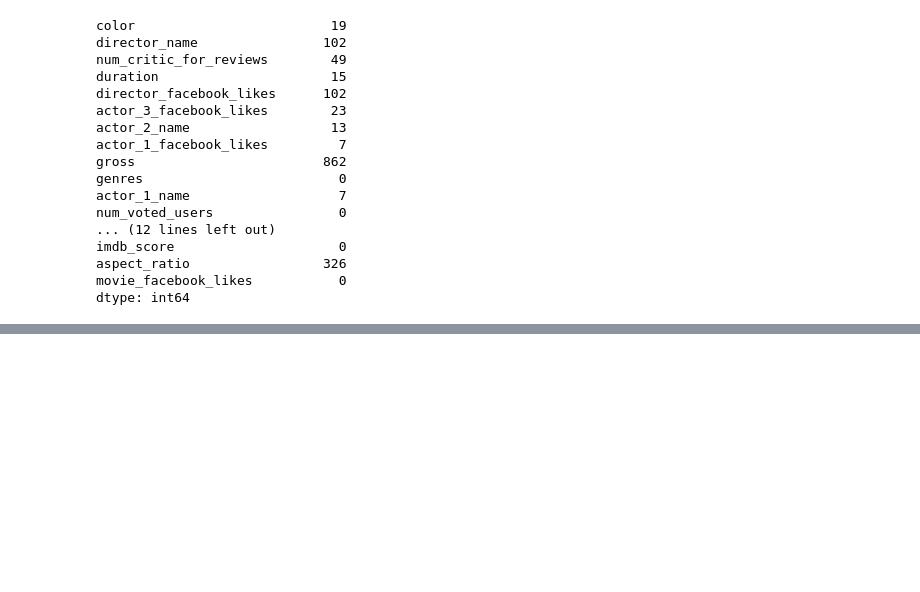
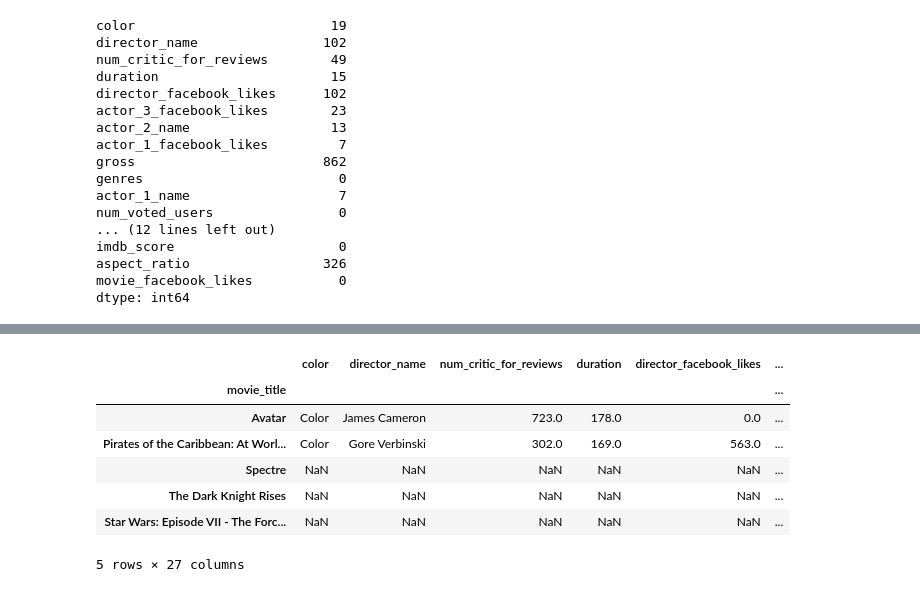
Before and after one commit to okmokm422/TIL, a Jupyter notebook: 1. Python/3. Pandas-cookbook/Chapter5.ipynb, the cells around one changed output, grey strips where cells are left out. Saved outputs shown, nothing was run; the diff lists cells and outputs as text; code cells hidden in the pictures; blank space fills up the shorter version.

```diff
--- a/1. Python/3. Pandas-cookbook/Chapter5.ipynb
+++ b/1. Python/3. Pandas-cookbook/Chapter5.ipynb
@@ -641,0 +733,3 @@ dtype: int64
+# %%
+movie = pd.read_csv('Pandas-Cookbook-master/data/movie.csv', index_col='movie_title')
+movie.title_year.head()
@@ -641,0 +744,5 @@ dtype: int64
+# %%
+c1 = movie['title_year'] >= 2010
+c2 = movie['title_year'].isnull()
+criteria = c1 | c2
+criteria.head()
@@ -641,0 +757,13 @@ dtype: int64
+# %%
+# maskはwhereと反対の動き
+# maskは引数がTrue(>=2010)の行を欠損値に、False（<2010）のときにを値をそのまま残す
+movie.mask(criteria).head()
+# %% [output]
+|  | color | director_name | num_critic_for_reviews | duration | director_facebook_likes | ... |
+| movie_title |  |  |  |  |  | ... |
+| Avatar | Color | James Cameron | 723.0 | 178.0 | 0.0 | ... |
+| Pirates of the Caribbean: At Worl... | Color | Gore Verbinski | 302.0 | 169.0 | 563.0 | ... |
+| Spectre | NaN | NaN | NaN | NaN | NaN | ... |
+| The Dark Knight Rises | NaN | NaN | NaN | NaN | NaN | ... |
+| Star Wars: Episode VII - The Forc... | NaN | NaN | NaN | NaN | NaN | ... |
+5 rows × 27 columns
```
Also changed, not shown: parts of 45 cells of this notebook, 53 other files.
